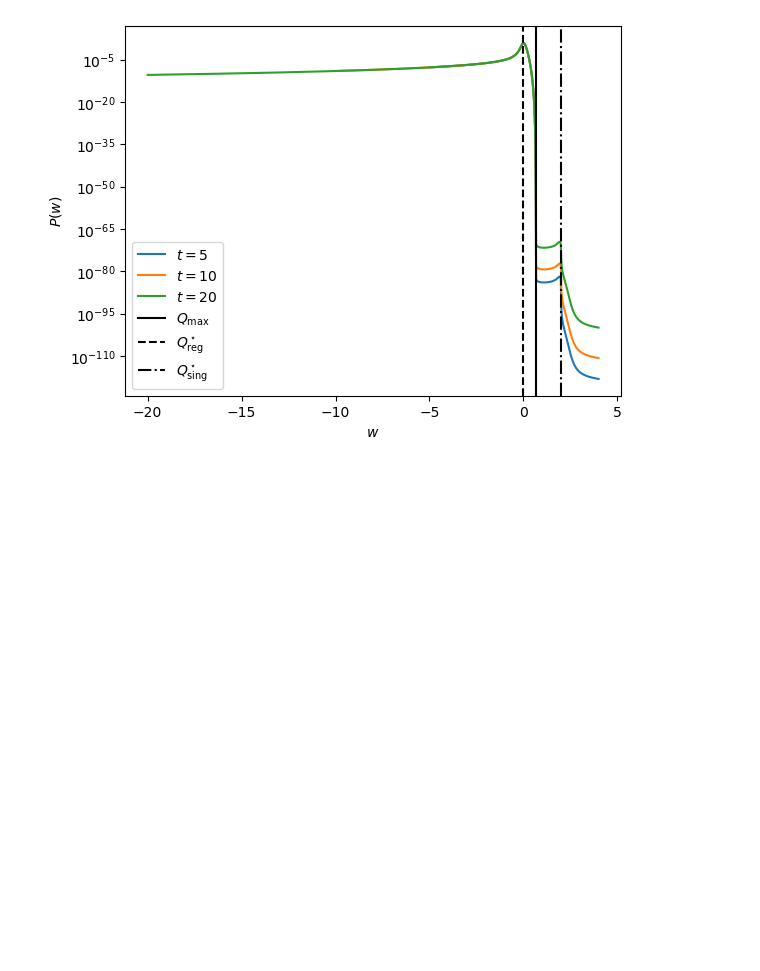
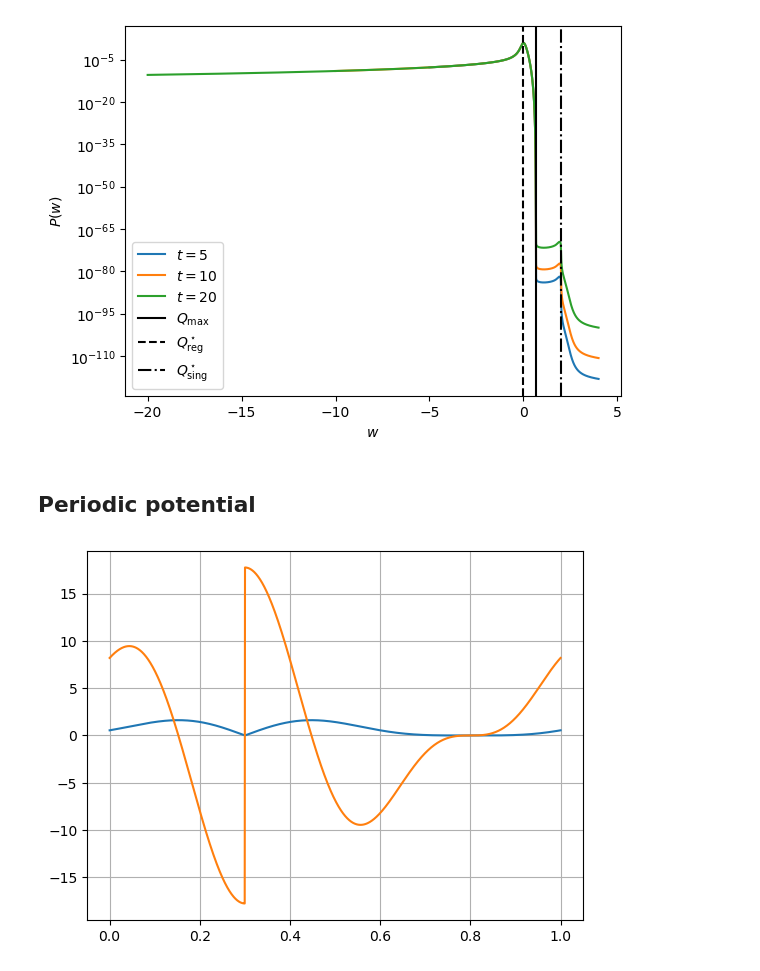
Before and after one commit to gcorlouer/sgd_on_singularities, a Jupyter notebook: experiments/FK_finite_volume.ipynb, the cells around one changed output. Saved outputs shown, nothing was run; the diff lists cells and outputs as text; code cells hidden in the pictures; blank space fills up the shorter version.

Commit message:
periodic bc

```diff
--- a/experiments/FK_finite_volume.ipynb
+++ b/experiments/FK_finite_volume.ipynb
@@ -710,3 +736,27 @@ plt.legend()
 plt.savefig('stationary_distrib.png', bbox_inches='tight', dpi=150)
 # %% [output]
 [figure]
+# %% [markdown]
+## Periodic potential
+# %%
+ws = np.linspace(0,1,1500)
+
+w0 = .3
+w1 = .8
+n = 4.
+
+f1 = lambda w: -np.cos(2*np.pi*(w-w0))+1.
+f2 = lambda w: (-np.cos(2*np.pi*(w-w1))+1.)**n
+
+grad_f1 = lambda w: 2*np.pi*np.sin(2*np.pi*(w-w0))
+grad_f2 = lambda w: 2.*n*np.pi*np.sin(2*np.pi*(w-w1))*(-np.cos(2*np.pi*(w-w1))+1.)**(n-1.)
+
+f = lambda w: np.sqrt(f1(w)*f2(w))
+grad_f = lambda w: (f1(w)*grad_f2(w) + grad_f1(w)*f2(w))/(2.*f(w))
+
+plt.plot(ws, f(ws))
+plt.plot(ws, grad_f(ws))
+plt.grid()
+plt.show()
+# %% [output]
+[figure, added]
```
Also changed, not shown: parts of 14 cells of this notebook, 1 other file.
